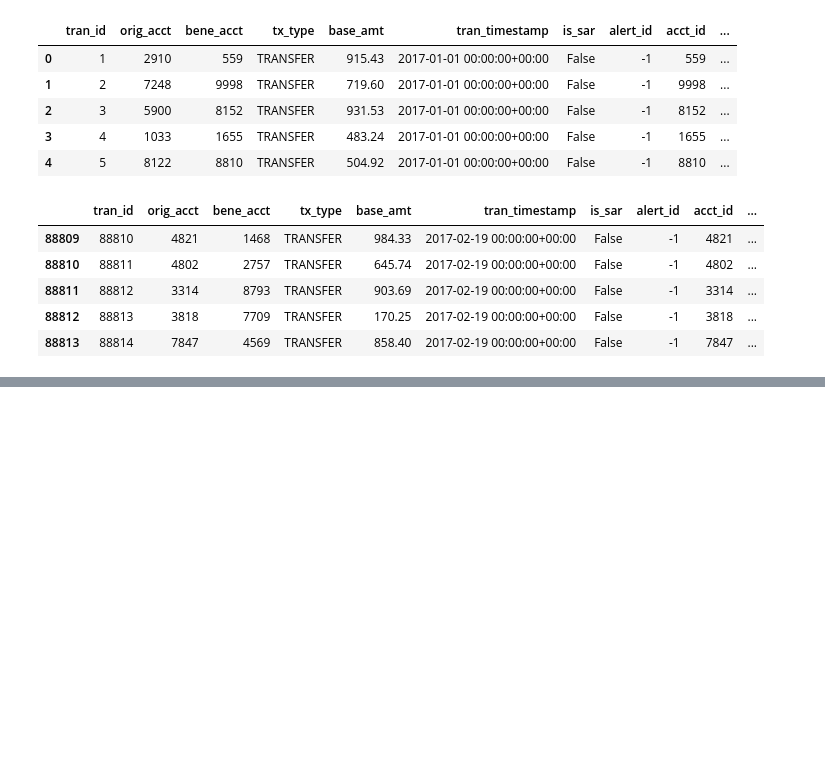
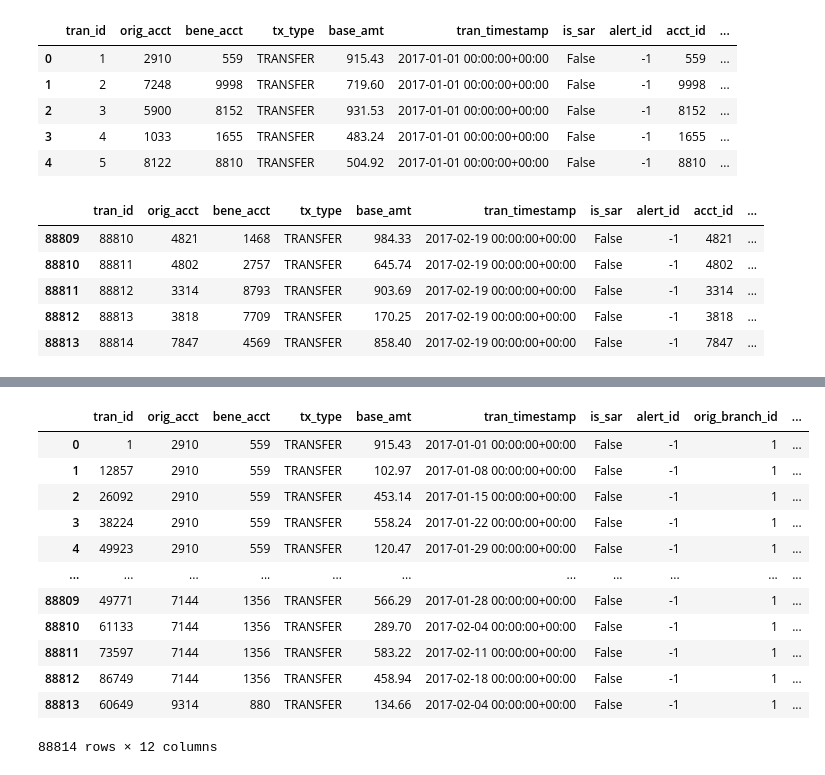
Before and after one commit to HanSeoulOh/AMLsimJupyter, a Jupyter notebook: dataExploration.ipynb, the cells around one changed output, grey strips where cells are left out. Saved outputs shown, nothing was run; the diff lists cells and outputs as text; code cells hidden in the pictures; blank space fills up the shorter version.

```diff
--- a/dataExploration.ipynb
+++ b/dataExploration.ipynb
@@ -233 +230,20 @@ Length: 88814, dtype: int16
 [figure]
+# %%
+newtrans = pd.merge(transactions, accounts[['acct_id','branch_id','bank_id']], how='inner', left_on=['orig_acct'], right_on=['acct_id']).rename(columns = {'bank_id': 'orig_bank_id', 'branch_id': 'orig_branch_id'}).drop(columns = 'acct_id')
+new2trans = pd.merge(newtrans, accounts[['acct_id','branch_id','bank_id']], how='inner', left_on=['bene_acct'], right_on=['acct_id']).rename(columns = {'bank_id': 'bene_bank_id', 'branch_id': 'bene_branch_id'}).drop(columns = 'acct_id')
+# %%
+new2trans
+# %% [output]
+|  | tran_id | orig_acct | bene_acct | tx_type | base_amt | tran_timestamp | is_sar | alert_id | orig_branch_id | ... |
+| 0 | 1 | 2910 | 559 | TRANSFER | 915.43 | 2017-01-01 00:00:00+00:00 | False | -1 | 1 | ... |
+| 1 | 12857 | 2910 | 559 | TRANSFER | 102.97 | 2017-01-08 00:00:00+00:00 | False | -1 | 1 | ... |
+| 2 | 26092 | 2910 | 559 | TRANSFER | 453.14 | 2017-01-15 00:00:00+00:00 | False | -1 | 1 | ... |
+| 3 | 38224 | 2910 | 559 | TRANSFER | 558.24 | 2017-01-22 00:00:00+00:00 | False | -1 | 1 | ... |
+| 4 | 49923 | 2910 | 559 | TRANSFER | 120.47 | 2017-01-29 00:00:00+00:00 | False | -1 | 1 | ... |
+| ... | ... | ... | ... | ... | ... | ... | ... | ... | ... | ... |
+| 88809 | 49771 | 7144 | 1356 | TRANSFER | 566.29 | 2017-01-28 00:00:00+00:00 | False | -1 | 1 | ... |
+| 88810 | 61133 | 7144 | 1356 | TRANSFER | 289.70 | 2017-02-04 00:00:00+00:00 | False | -1 | 1 | ... |
+| 88811 | 73597 | 7144 | 1356 | TRANSFER | 583.22 | 2017-02-11 00:00:00+00:00 | False | -1 | 1 | ... |
+| 88812 | 86749 | 7144 | 1356 | TRANSFER | 458.94 | 2017-02-18 00:00:00+00:00 | False | -1 | 1 | ... |
+| 88813 | 60649 | 9314 | 880 | TRANSFER | 134.66 | 2017-02-04 00:00:00+00:00 | False | -1 | 1 | ... |
+88814 rows × 12 columns
```
Also changed, not shown: parts of 27 cells of this notebook, 9 other files.
